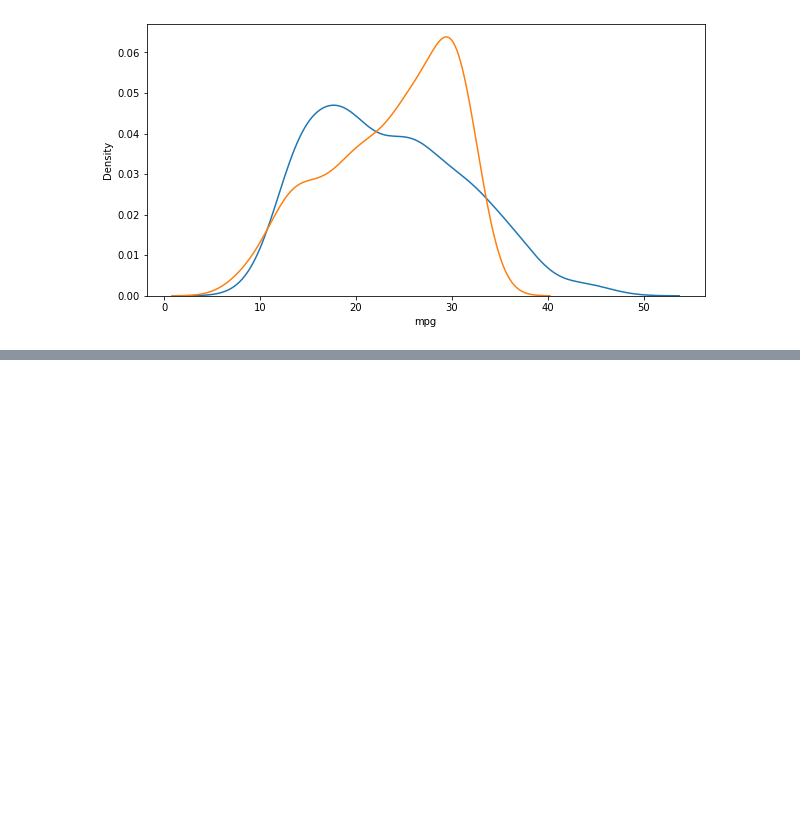
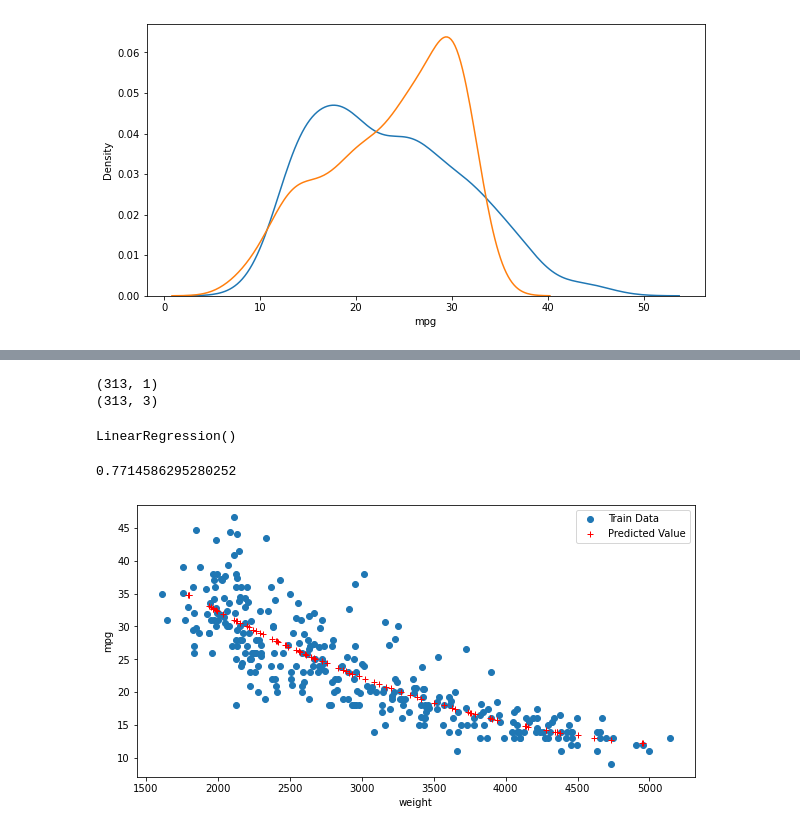
Before and after one commit to leeyerin11/machinelearning_notes, a Jupyter notebook: 회귀 기초.ipynb, the cells around one changed output, grey strips where cells are left out. Drawn from its saved outputs; the diff is of its cells as text; code cells hidden in the pictures; blank space fills up the shorter version.

```diff
--- a/회귀 기초.ipynb
+++ b/회귀 기초.ipynb
@@ -157,0 +162,33 @@ plt.show()
+# %%
+poly=PolynomialFeatures(degree=2)  #2차항
+X_train_poly=poly.fit_transform(X_train)
+# %%
+print(X_train.shape)
+print(X_train_poly.shape)
+# %% [output]
+(313, 1)
+(313, 3)
+# %%
+pr=LinearRegression()
+pr.fit(X_train_poly,y_train)
+# %% [output]
+LinearRegression()
+# %%
+X_test_poly=poly.fit_transform(X_test)
+r_square=pr.score(X_test_poly,y_test)
+print(r_square)
+# %% [output]
+0.7714586295280252
+# %%
+y_hat_test=pr.predict(X_test_poly)
+
+fig=plt.figure(figsize=(10,5))
+ax=fig.add_subplot(1,1,1)
+ax.plot(X_train,y_train,'o',label='Train Data')
+ax.plot(X_test,y_hat_test,'r+',label='Predicted Value')
+ax.legend(loc='best')
+plt.xlabel('weight')
+plt.ylabel('mpg')
+plt.show()
+# %% [output]
+[figure, added]
```
Also changed, not shown: parts of 8 cells of this notebook.
